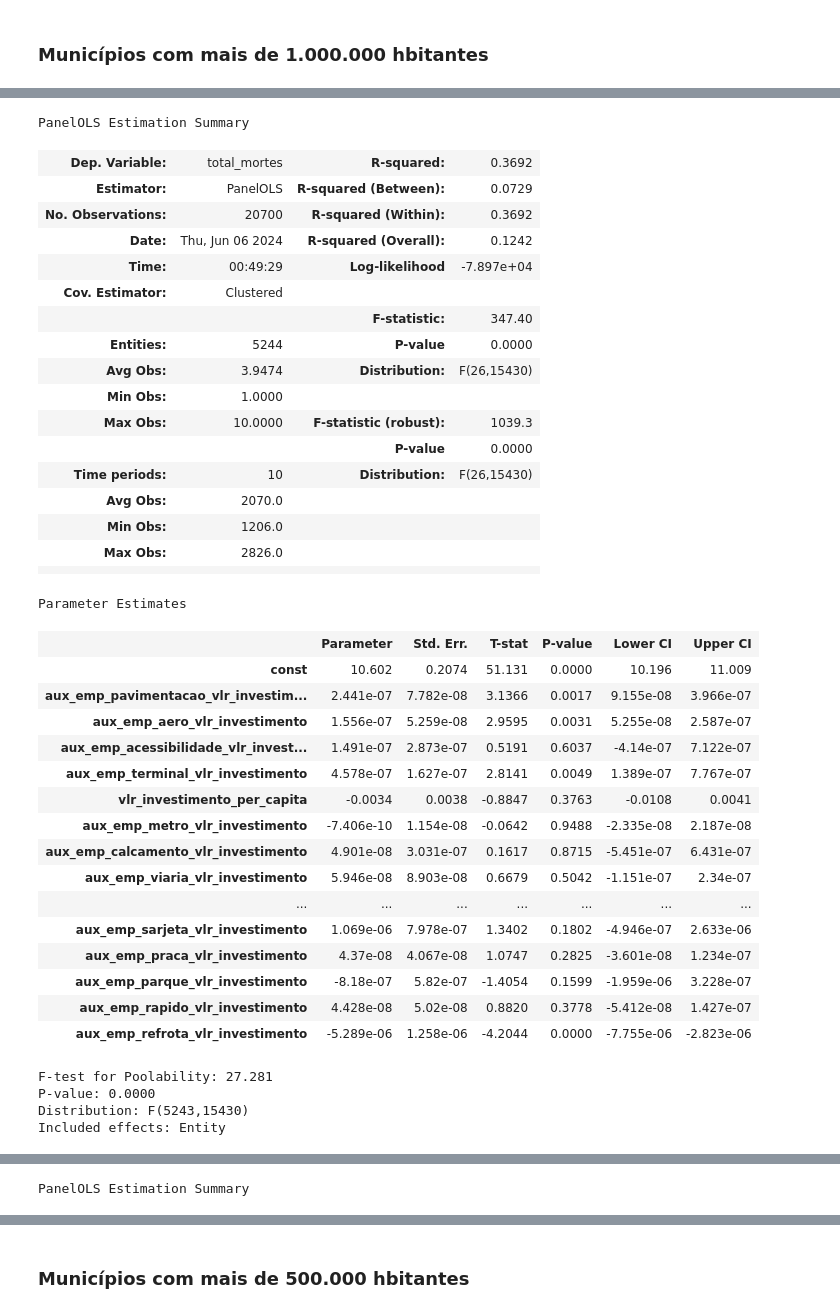
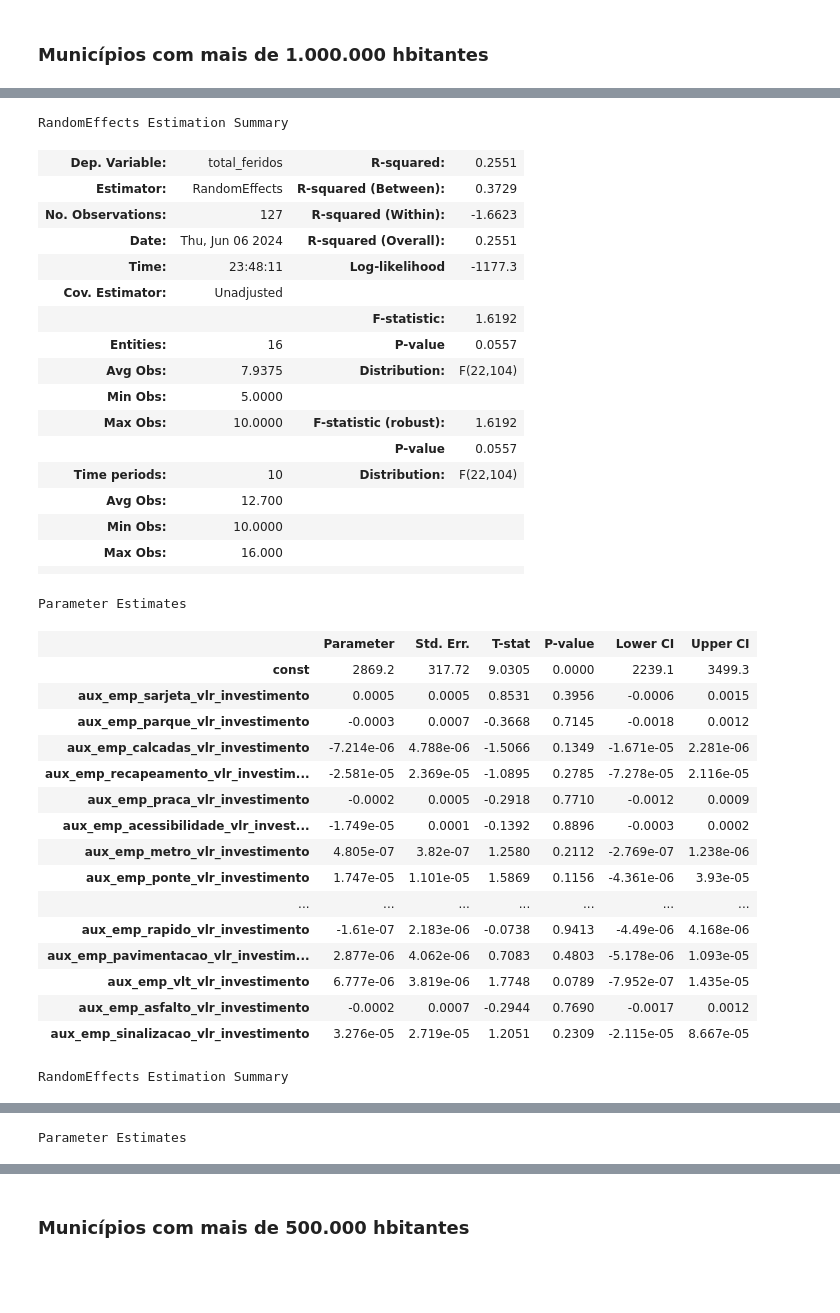
Before and after one commit to anayflima/simu-datathon-2024, a Jupyter notebook: analise_de_dados/analise_painel.ipynb, the cells around one changed output, grey strips where cells are left out. Cells and saved outputs as stored; diff of their text form; code cells hidden in the pictures; blank space fills up the shorter version.

```diff
--- a/analise_de_dados/analise_painel.ipynb
+++ b/analise_de_dados/analise_painel.ipynb
@@ -359,7 +522,7 @@ def fit_random_effect(X, y, show_summary=True):
     # Modelo de Efeitos Aleatórios para Mortes
     fitted_model = RandomEffects(y, X).fit()
     if show_summary:
-        fitted_model.summary
+        display(fitted_model.summary)
     return fitted_model
 # %%
 def salva_coeficientes(model):
@@ -901,49 +1211,46 @@ df_agrup_munic_ano
 # %%
 id_cidades_principais = get_top_municip(df_empreend, pop=1000000)[1]
 df_cidades_principais = df_agrup_munic_ano[df_agrup_munic_ano['Código IBGE'].isin(id_cidades_principais)].copy()
 df_panel_top, X_top, y_mortes_top, y_feridos_top = prepare_panel_data(df_cidades_principais)
 
-model_mortes_top = fit_panel_data_model(X, y_mortes, drop_absorbed=True, show_summary=True, cov_error_clusterized=True)
-model_feridos_top = fit_panel_data_model(X, y_feridos, drop_absorbed=True, show_summary=True, cov_error_clusterized=True)
-teste_BP(model_mortes_top, 'Mortes')
-teste_BP(model_feridos_top, 'Feridos')
+fit_random_effect(X_top, y_feridos_top, show_summary=True)
+fit_random_effect(X_top, y_feridos_top, show_summary=True)
+# model_mortes_top = fit_panel_data_model(X, y_mortes, drop_absorbed=True, show_summary=True, cov_error_clusterized=True)
+# model_feridos_top = fit_panel_data_model(X, y_feridos, drop_absorbed=True, show_summary=True, cov_error_clusterized=True)
 # %% [output]
-PanelOLS Estimation Summary
+RandomEffects Estimation Summary
-| Dep. Variable: | total_mortes | R-squared: | 0.3692 |
-| Estimator: | PanelOLS | R-squared (Between): | 0.0729 |
-| No. Observations: | 20700 | R-squared (Within): | 0.3692 |
-| Date: | Thu, Jun 06 2024 | R-squared (Overall): | 0.1242 |
-| Time: | 00:49:29 | Log-likelihood | -7.897e+04 |
-| Cov. Estimator: | Clustered |  |  |
-|  |  | F-statistic: | 347.40 |
-| Entities: | 5244 | P-value | 0.0000 |
-| Avg Obs: | 3.9474 | Distribution: | F(26,15430) |
-| Min Obs: | 1.0000 |  |  |
-| Max Obs: | 10.0000 | F-statistic (robust): | 1039.3 |
-|  |  | P-value | 0.0000 |
-| Time periods: | 10 | Distribution: | F(26,15430) |
-| Avg Obs: | 2070.0 |  |  |
-| Min Obs: | 1206.0 |  |  |
-| Max Obs: | 2826.0 |  |  |
+| Dep. Variable: | total_feridos | R-squared: | 0.2551 |
+| Estimator: | RandomEffects | R-squared (Between): | 0.3729 |
+| No. Observations: | 127 | R-squared (Within): | -1.6623 |
+| Date: | Thu, Jun 06 2024 | R-squared (Overall): | 0.2551 |
+| Time: | 23:48:11 | Log-likelihood | -1177.3 |
+| Cov. Estimator: | Unadjusted |  |  |
+|  |  | F-statistic: | 1.6192 |
+| Entities: | 16 | P-value | 0.0557 |
+| Avg Obs: | 7.9375 | Distribution: | F(22,104) |
+| Min Obs: | 5.0000 |  |  |
+| Max Obs: | 10.0000 | F-statistic (robust): | 1.6192 |
+|  |  | P-value | 0.0557 |
+| Time periods: | 10 | Distribution: | F(22,104) |
+| Avg Obs: | 12.700 |  |  |
+| Min Obs: | 10.0000 |  |  |
+| Max Obs: | 16.000 |  |  |
 |  |  |  |  |
 Parameter Estimates
 |  | Parameter | Std. Err. | T-stat | P-value | Lower CI | Upper CI |
-| const | 10.602 | 0.2074 | 51.131 | 0.0000 | 10.196 | 11.009 |
-| aux_emp_pavimentacao_vlr_investim... | 2.441e-07 | 7.782e-08 | 3.1366 | 0.0017 | 9.155e-08 | 3.966e-07 |
-| aux_emp_aero_vlr_investimento | 1.556e-07 | 5.259e-08 | 2.9595 | 0.0031 | 5.255e-08 | 2.587e-07 |
-| aux_emp_acessibilidade_vlr_invest... | 1.491e-07 | 2.873e-07 | 0.5191 | 0.6037 | -4.14e-07 | 7.122e-07 |
-| aux_emp_terminal_vlr_investimento | 4.578e-07 | 1.627e-07 | 2.8141 | 0.0049 | 1.389e-07 | 7.767e-07 |
-| vlr_investimento_per_capita | -0.0034 | 0.0038 | -0.8847 | 0.3763 | -0.0108 | 0.0041 |
-| aux_emp_metro_vlr_investimento | -7.406e-10 | 1.154e-08 | -0.0642 | 0.9488 | -2.335e-08 | 2.187e-08 |
-| aux_emp_calcamento_vlr_investimento | 4.901e-08 | 3.031e-07 | 0.1617 | 0.8715 | -5.451e-07 | 6.431e-07 |
-| aux_emp_viaria_vlr_investimento | 5.946e-08 | 8.903e-08 | 0.6679 | 0.5042 | -1.151e-07 | 2.34e-07 |
+| const | 2869.2 | 317.72 | 9.0305 | 0.0000 | 2239.1 | 3499.3 |
+| aux_emp_sarjeta_vlr_investimento | 0.0005 | 0.0005 | 0.8531 | 0.3956 | -0.0006 | 0.0015 |
+| aux_emp_parque_vlr_investimento | -0.0003 | 0.0007 | -0.3668 | 0.7145 | -0.0018 | 0.0012 |
+| aux_emp_calcadas_vlr_investimento | -7.214e-06 | 4.788e-06 | -1.5066 | 0.1349 | -1.671e-05 | 2.281e-06 |
+| aux_emp_recapeamento_vlr_investim... | -2.581e-05 | 2.369e-05 | -1.0895 | 0.2785 | -7.278e-05 | 2.116e-05 |
+| aux_emp_praca_vlr_investimento | -0.0002 | 0.0005 | -0.2918 | 0.7710 | -0.0012 | 0.0009 |
+| aux_emp_acessibilidade_vlr_invest... | -1.749e-05 | 0.0001 | -0.1392 | 0.8896 | -0.0003 | 0.0002 |
+| aux_emp_metro_vlr_investimento | 4.805e-07 | 3.82e-07 | 1.2580 | 0.2112 | -2.769e-07 | 1.238e-06 |
+| aux_emp_ponte_vlr_investimento | 1.747e-05 | 1.101e-05 | 1.5869 | 0.1156 | -4.361e-06 | 3.93e-05 |
 | ... | ... | ... | ... | ... | ... | ... |
-| aux_emp_sarjeta_vlr_investimento | 1.069e-06 | 7.978e-07 | 1.3402 | 0.1802 | -4.946e-07 | 2.633e-06 |
-| aux_emp_praca_vlr_investimento | 4.37e-08 | 4.067e-08 | 1.0747 | 0.2825 | -3.601e-08 | 1.234e-07 |
-| aux_emp_parque_vlr_investimento | -8.18e-07 | 5.82e-07 | -1.4054 | 0.1599 | -1.959e-06 | 3.228e-07 |
-| aux_emp_rapido_vlr_investimento | 4.428e-08 | 5.02e-08 | 0.8820 | 0.3778 | -5.412e-08 | 1.427e-07 |
-| aux_emp_refrota_vlr_investimento | -5.289e-06 | 1.258e-06 | -4.2044 | 0.0000 | -7.755e-06 | -2.823e-06 |
+| aux_emp_rapido_vlr_investimento | -1.61e-07 | 2.183e-06 | -0.0738 | 0.9413 | -4.49e-06 | 4.168e-06 |
+| aux_emp_pavimentacao_vlr_investim... | 2.877e-06 | 4.062e-06 | 0.7083 | 0.4803 | -5.178e-06 | 1.093e-05 |
+| aux_emp_vlt_vlr_investimento | 6.777e-06 | 3.819e-06 | 1.7748 | 0.0789 | -7.952e-07 | 1.435e-05 |
+| aux_emp_asfalto_vlr_investimento | -0.0002 | 0.0007 | -0.2944 | 0.7690 | -0.0017 | 0.0012 |
+| aux_emp_sinalizacao_vlr_investimento | 3.276e-05 | 2.719e-05 | 1.2051 | 0.2309 | -2.115e-05 | 8.667e-05 |
-F-test for Poolability: 27.281
-P-value: 0.0000
-Distribution: F(5243,15430)
-Included effects: Entity
+RandomEffects Estimation Summary
@@ -950 +1274 @@ Included effects: Entity
-PanelOLS Estimation Summary
+Parameter Estimates
```
Also changed, not shown: parts of 38 cells of this notebook.
